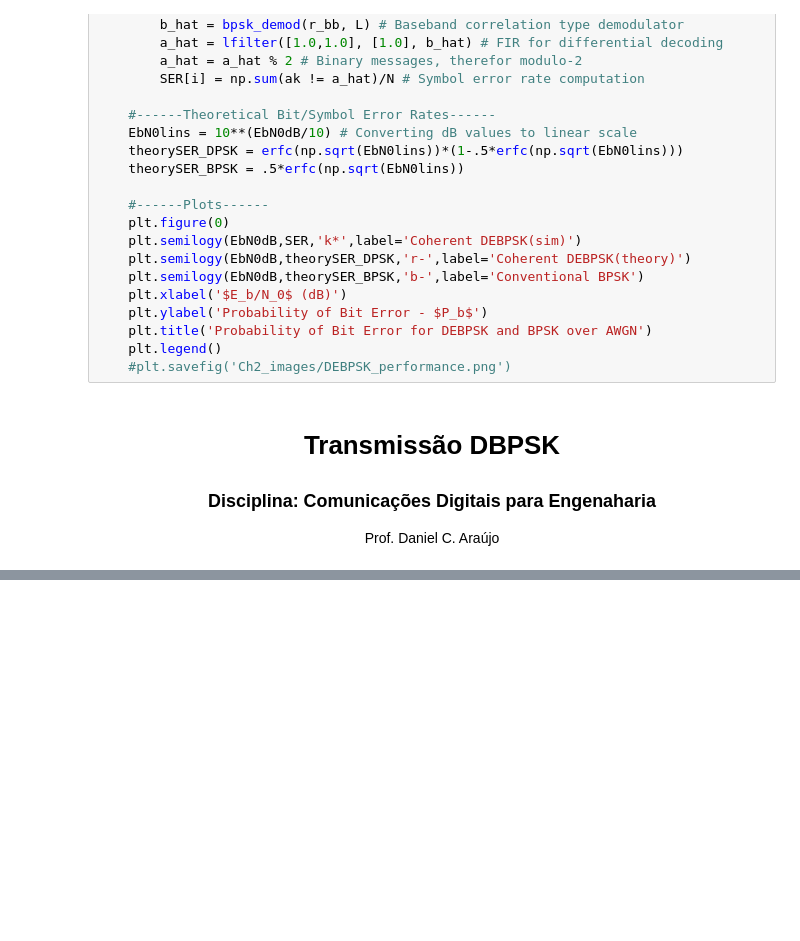
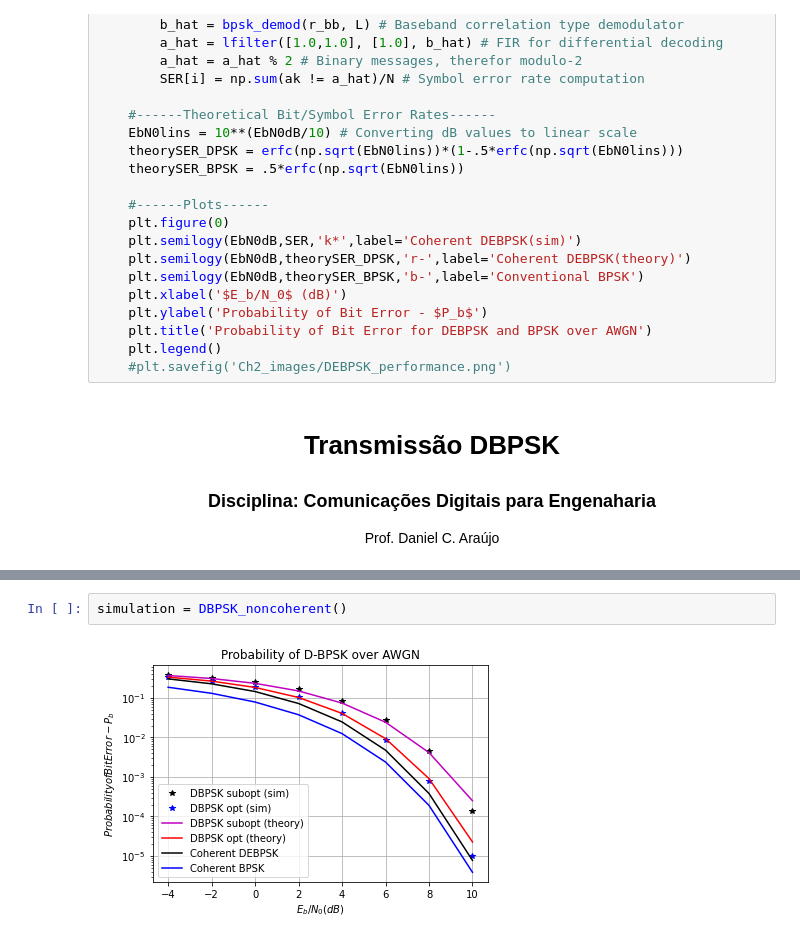
Before and after one commit to araujoUnb/COMMDIGI, a Jupyter notebook: DBPSK.ipynb, the cells around one changed output, grey strips where cells are left out. Cells and saved outputs as stored; diff of their text form; blank space fills up the shorter version.

Commit message:
Solução dbpsk subótima

```diff
--- a/DBPSK.ipynb
+++ b/DBPSK.ipynb
@@ -87,0 +182,4 @@ desemempenho_dbpsk = DEBPSK_performance()
+# %%
+simulation = DBPSK_noncoherent()
+# %% [output]
+[figure, added]
```
Also changed, not shown: parts of 4 cells of this notebook, 2 other files.
